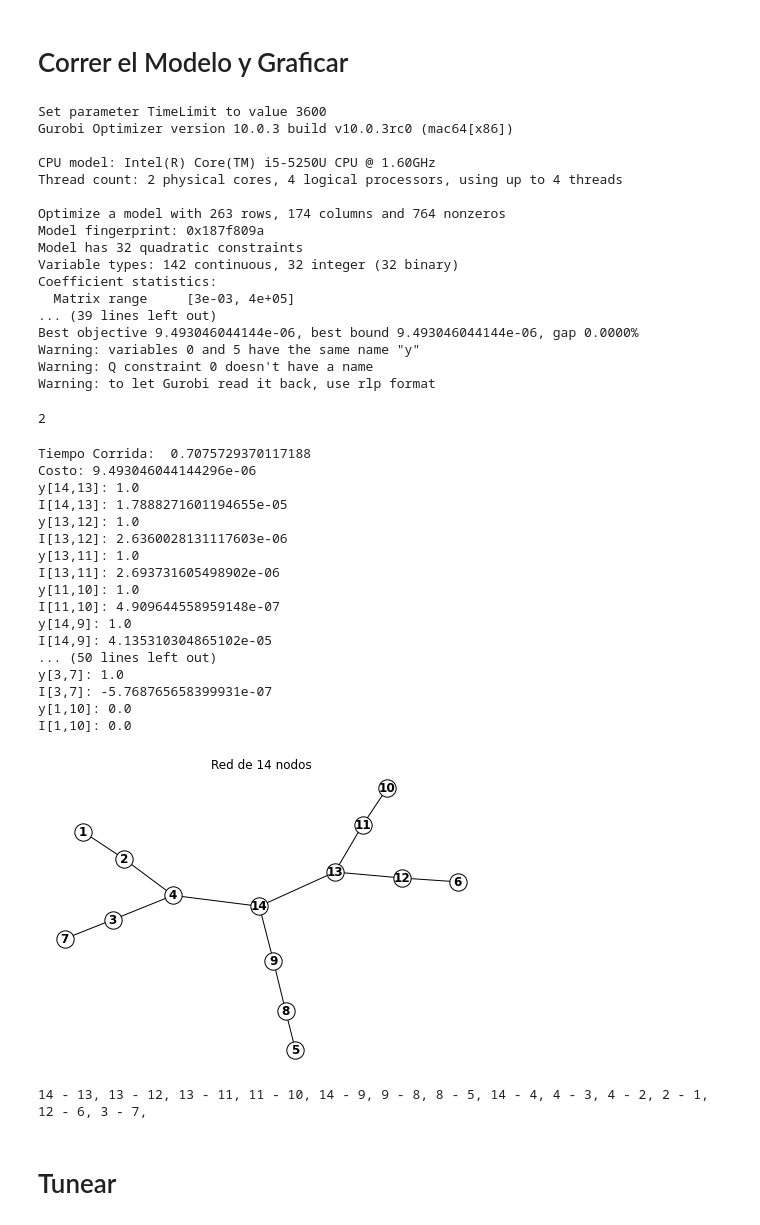
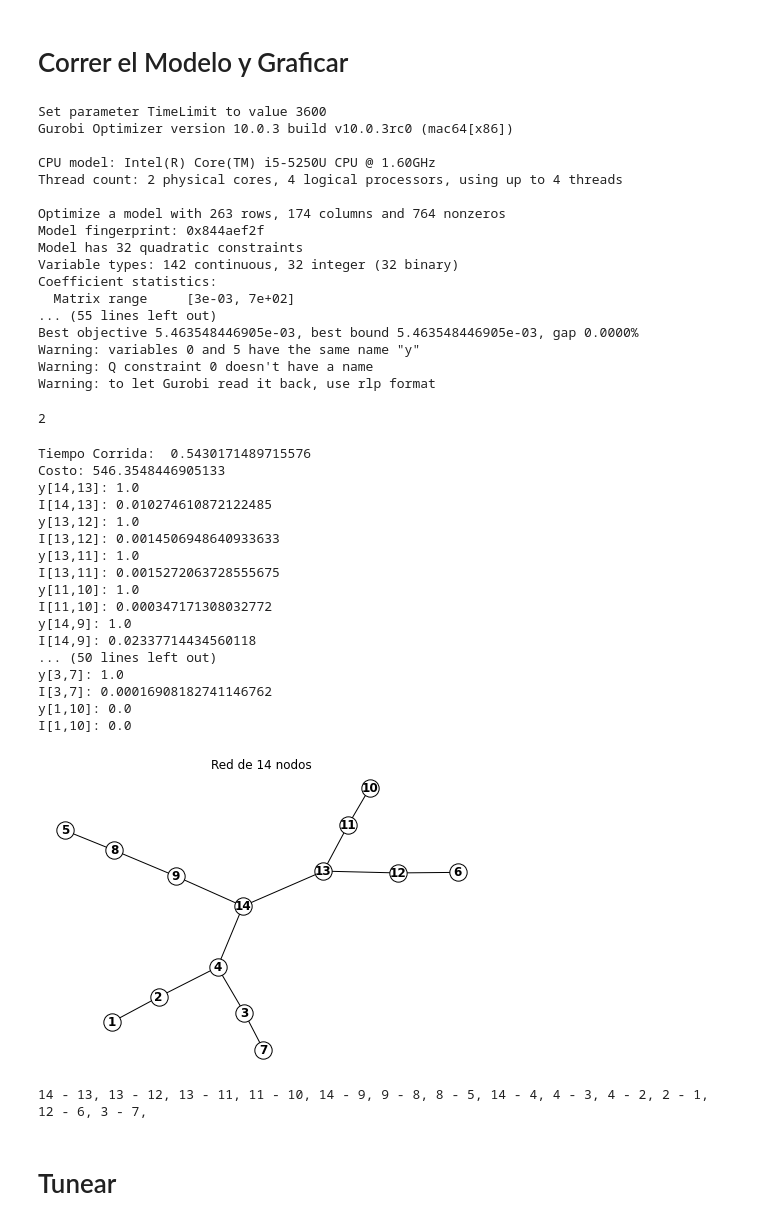
Before and after one commit to mforeroa/ProyectoRSD, a Jupyter notebook: Notebooks_Pruebas/14nodos.ipynb, the cells around one changed output. Cells and saved outputs as stored; diff of their text form; code cells hidden in the pictures.

```diff
--- a/Notebooks_Pruebas/14nodos.ipynb
+++ b/Notebooks_Pruebas/14nodos.ipynb
@@ -18,9 +18,9 @@ nref  = 14         # nodo de referencia
 vref  = 1.0        # tensión en la subestación (pu)
 vbase = 23.0       # Tensión base (kV)x
 sbase = 100000     # Potencia base (kVA)x
-tol   = 10**-8      # Tolerancia del error permitido x
-vmin  = 0.93*vbase       # Tensión mínima (pu)
-vmax  = 1.05*vbase       # Tensión máxima (pu)
+tol   = 10e-8      # Tolerancia del error permitido x
+vmin  = 0.93       # Tensión mínima (pu)
+vmax  = 1.05       # Tensión máxima (pu)
 
 delV=vmax-vmin
 
@@ -272,13 +272,13 @@ CPU model: Intel(R) Core(TM) i5-5250U CPU @ 1.60GHz
 Thread count: 2 physical cores, 4 logical processors, using up to 4 threads
 
 Optimize a model with 263 rows, 174 columns and 764 nonzeros
-Model fingerprint: 0x187f809a
+Model fingerprint: 0x844aef2f
 Model has 32 quadratic constraints
 Variable types: 142 continuous, 32 integer (32 binary)
 Coefficient statistics:
-  Matrix range     [3e-03, 4e+05]
-... (39 lines left out)
-Best objective 9.493046044144e-06, best bound 9.493046044144e-06, gap 0.0000%
+  Matrix range     [3e-03, 7e+02]
+... (55 lines left out)
+Best objective 5.463548446905e-03, best bound 5.463548446905e-03, gap 0.0000%
 Warning: variables 0 and 5 have the same name "y"
 Warning: Q constraint 0 doesn't have a name
 Warning: to let Gurobi read it back, use rlp format
@@ -293,51 +293,47 @@ if m.status == GRB.OPTIMAL:
     print('Costo:', m.objVal*sbase)
 
     red=[]
-    estilo=[]
     #Hace lista con arcos que pretenecen a la solución.
     for (i, j) in B:
         print(f"y[{i},{j}]: {y[i, j].X}")
         print(f"I[{i},{j}]: {I[i, j].X}")
-        if y[(i,j)].X>=1:
+        if y[(i,j)].X>=0.5:
             red.append((i,j))
-            estilo.append('solid')
-        elif B.index((i,j)) <len(B)/2:
-            estilo.append('dashed')
 
     G1 = nx.Graph()
     G1.add_nodes_from(N)
 
     G1.add_edges_from(red)
     nx.draw(G1, with_labels=True, node_color="white", font_weight='bold', edgecolors='black')
     plt.title("Red de 14 nodos")
     plt.show()
 
     p=""
     for i,j in red:
         p+=str(i)+" - "+str(j)+ ", "
     print(p)
 else:
     m.computeIIS()
     m.write("modelo5.ilp")
 # %% [output]
-Tiempo Corrida:  0.7075729370117188
-Costo: 9.493046044144296e-06
+Tiempo Corrida:  0.5430171489715576
+Costo: 546.3548446905133
 y[14,13]: 1.0
-I[14,13]: 1.7888271601194655e-05
+I[14,13]: 0.010274610872122485
 y[13,12]: 1.0
-I[13,12]: 2.6360028131117603e-06
+I[13,12]: 0.0014506948640933633
 y[13,11]: 1.0
-I[13,11]: 2.693731605498902e-06
+I[13,11]: 0.0015272063728555675
 y[11,10]: 1.0
-I[11,10]: 4.909644558959148e-07
+I[11,10]: 0.000347171308032772
 y[14,9]: 1.0
-I[14,9]: 4.135310304865102e-05
+I[14,9]: 0.02337714434560118
 ... (50 lines left out)
 y[3,7]: 1.0
-I[3,7]: -5.768765658399931e-07
+I[3,7]: 0.00016908182741146762
 y[1,10]: 0.0
 I[1,10]: 0.0
-[figure, old version]
+[figure, new version]
 14 - 13, 13 - 12, 13 - 11, 11 - 10, 14 - 9, 9 - 8, 8 - 5, 14 - 4, 4 - 3, 4 - 2, 2 - 1, 12 - 6, 3 - 7,
 # %% [markdown]
 # Tunear
```
Also changed, not shown: parts of 3 cells of this notebook, 4 other files.
